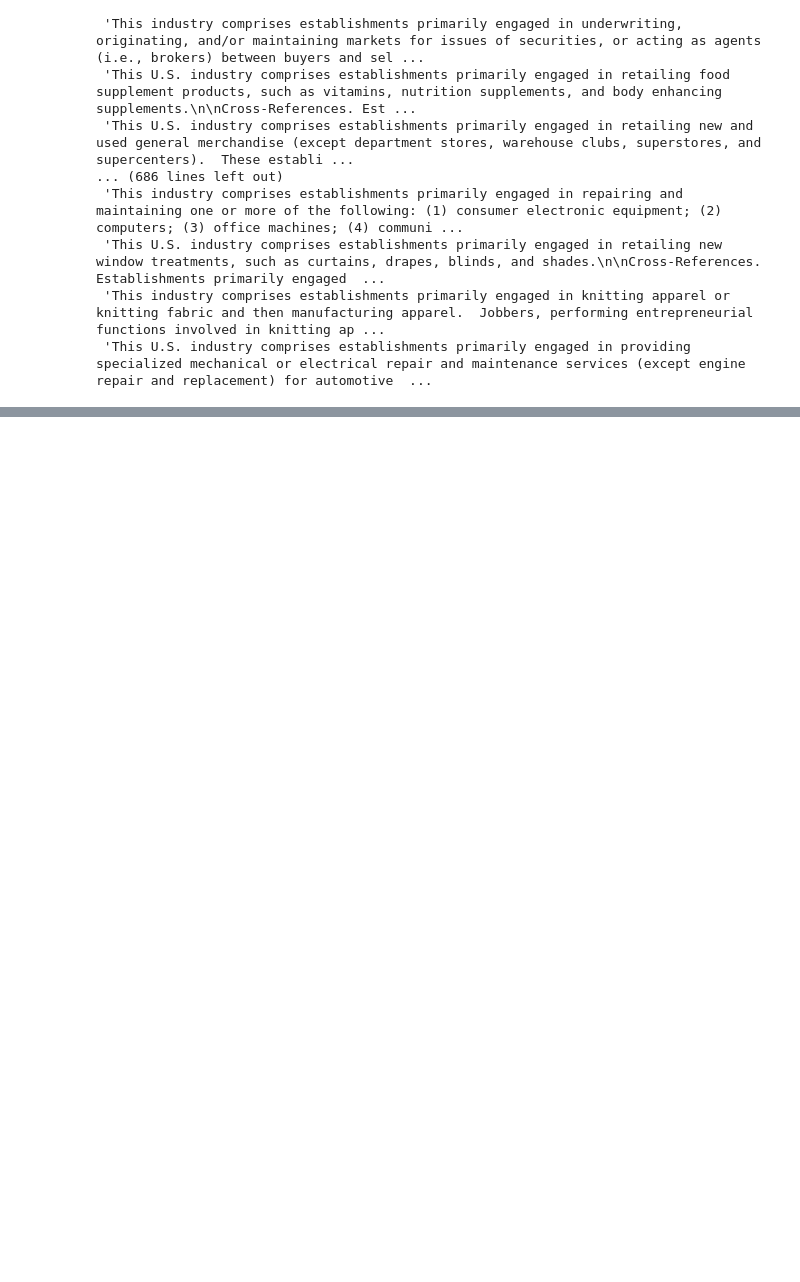
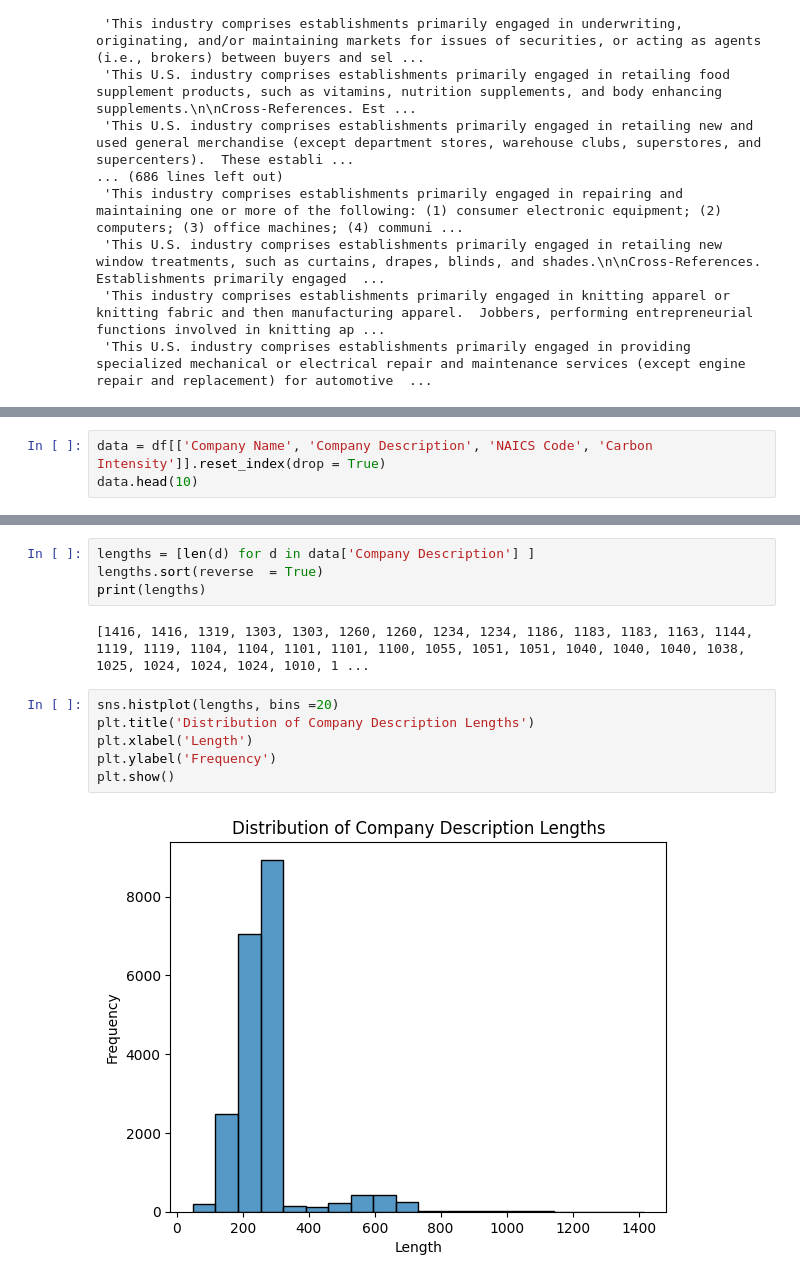
Before and after one commit to kathytran88/ClimateTurtles-ExioNaics-LLM-emissions-estimation, a Jupyter notebook: Kathy/eda.ipynb, the cells around one changed output, grey strips where cells are left out. Saved outputs shown, nothing was run; the diff lists cells and outputs as text; blank space fills up the shorter version.

```diff
--- a/Kathy/eda.ipynb
+++ b/Kathy/eda.ipynb
@@ -159,0 +162,3 @@ Name: NAICS_2 Code, Length: 20321, dtype: int64
+# %%
+data = df[['Company Name', 'Company Description', 'NAICS Code', 'Carbon Intensity']].reset_index(drop = True)
+data.head(10)
@@ -159,0 +177,14 @@ Name: NAICS_2 Code, Length: 20321, dtype: int64
+# %%
+lengths = [len(d) for d in data['Company Description'] ]
+lengths.sort(reverse  = True)
+print(lengths)
+# %% [output]
+[1416, 1416, 1319, 1303, 1303, 1260, 1260, 1234, 1234, 1186, 1183, 1183, 1163, 1144, 1119, 1119, 1104, 1104, 1101, 1101, 1100, 1055, 1051, 1051, 1040, 1040, 1040, 1038, 1025, 1024, 1024, 1024, 1010, 1 ...
+# %%
+sns.histplot(lengths, bins =20)
+plt.title('Distribution of Company Description Lengths')
+plt.xlabel('Length')
+plt.ylabel('Frequency')
+plt.show()
+# %% [output]
+[figure, added]
```
Also changed, not shown: parts of 8 cells of this notebook.
